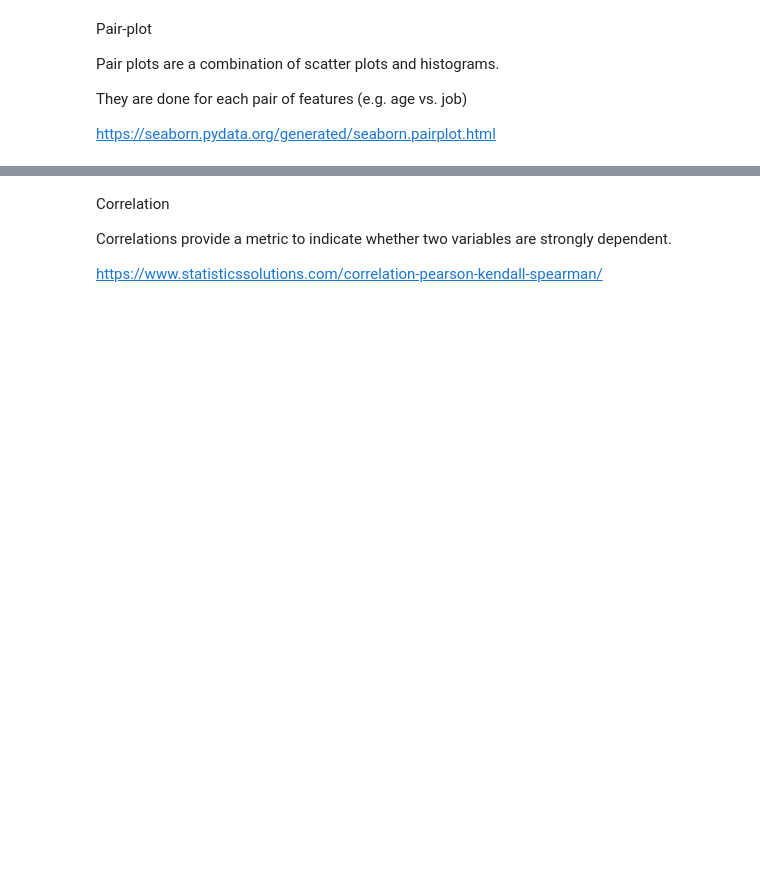
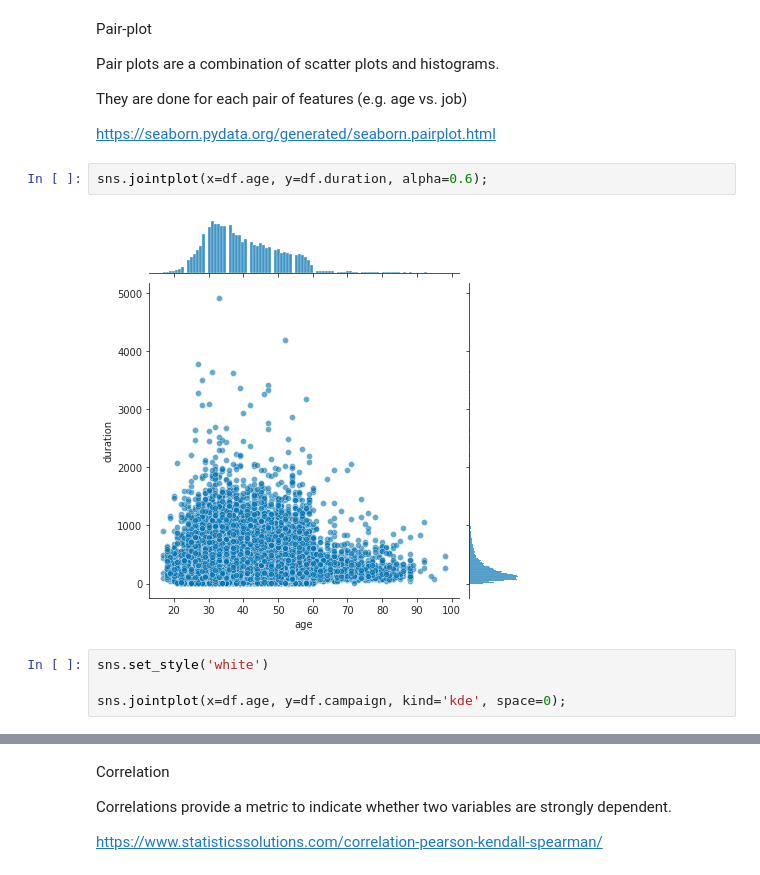
Before and after one commit to Sahel-Eskandar/Term-Deposit, a Jupyter notebook: Notebook/preprocessing.ipynb, the cells around one changed output, grey strips where cells are left out. Cells and saved outputs as stored; diff of their text form; blank space fills up the shorter version.

```diff
--- a/Notebook/preprocessing.ipynb
+++ b/Notebook/preprocessing.ipynb
@@ -236,3 +232,11 @@ Pair plots are a combination of scatter plots and histograms.
 They are done for each pair of features (e.g. age vs. job)
 
 https://seaborn.pydata.org/generated/seaborn.pairplot.html
+# %%
+sns.jointplot(x=df.age, y=df.duration, alpha=0.6);
+# %% [output]
+[figure, added]
+# %%
+sns.set_style('white')
+
+sns.jointplot(x=df.age, y=df.campaign, kind='kde', space=0);
```
Also changed, not shown: parts of 9 cells of this notebook.
